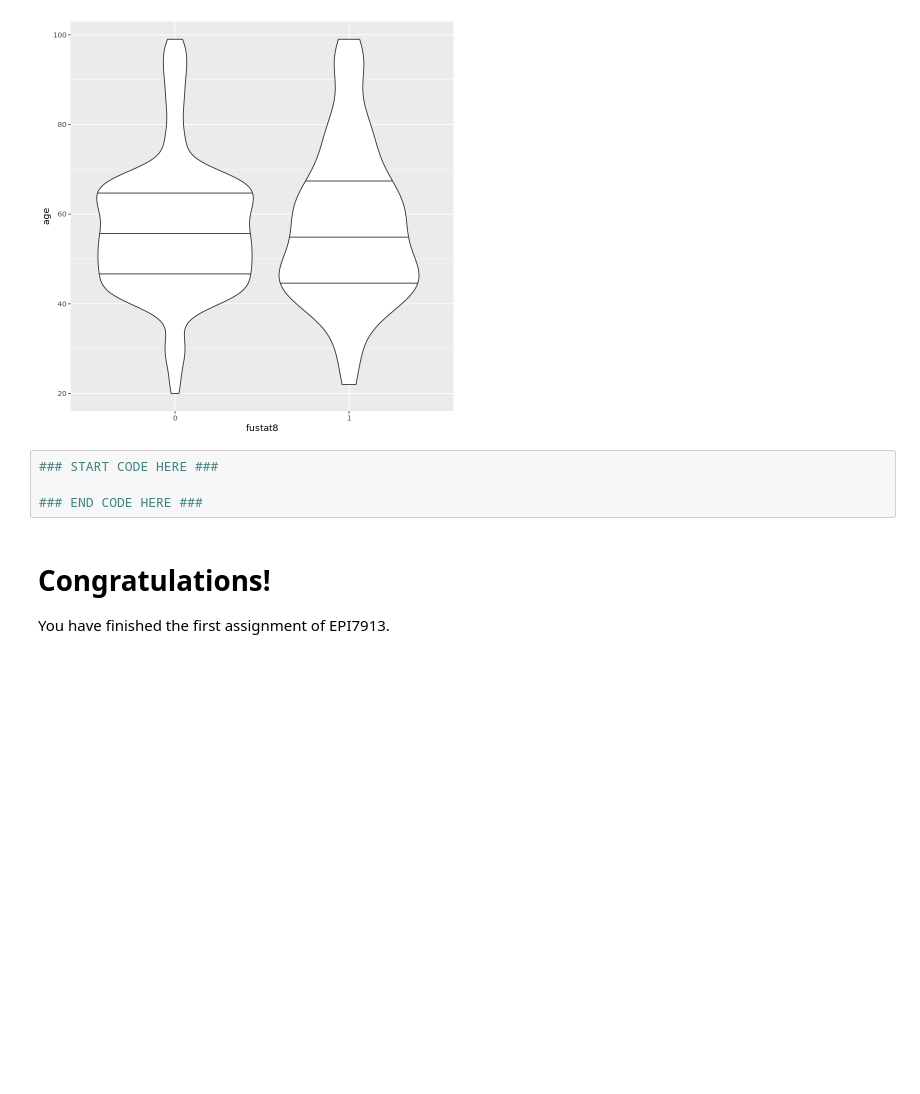
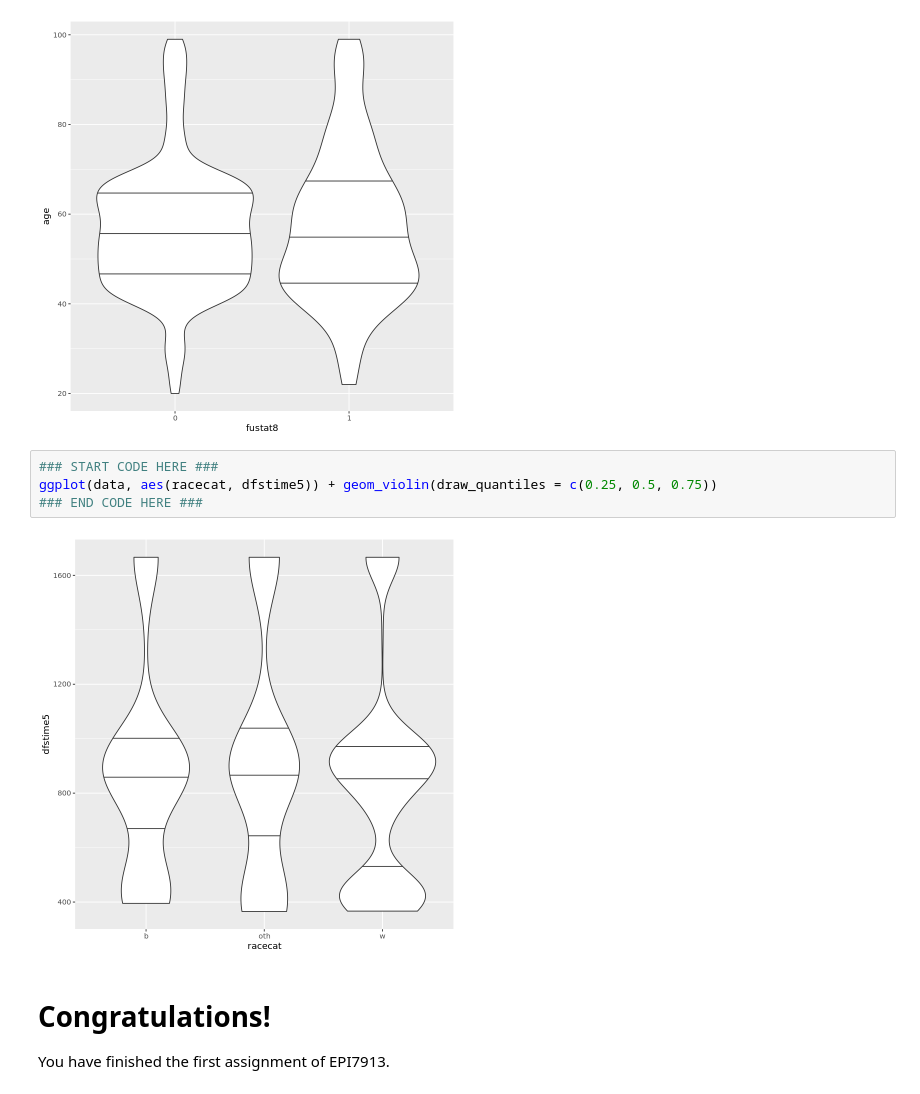
Before and after one commit to bonferroni-roni/EPI7913_JupyterNotebook, a Jupyter notebook: Assignment 1/EPI7913_A1_SamiAftabAbdul.ipynb, the cells around one changed output. Drawn from its saved outputs; the diff is of its cells as text; blank space fills up the shorter version.

```diff
--- a/Assignment 1/EPI7913_A1_SamiAftabAbdul.ipynb
+++ b/Assignment 1/EPI7913_A1_SamiAftabAbdul.ipynb
@@ -391,8 +486,10 @@ ggplot(data, aes(fustat8, age)) + geom_violin(draw_quantiles = c(0.25, 0.5, 0.75
 [figure]
 # %%
 ### START CODE HERE ###
-
+ggplot(data, aes(racecat, dfstime5)) + geom_violin(draw_quantiles = c(0.25, 0.5, 0.75))
 ### END CODE HERE ###
+# %% [output]
+[figure, added]
 # %% [markdown]
 # Congratulations!
 
```
Also changed, not shown: parts of 10 cells of this notebook.
